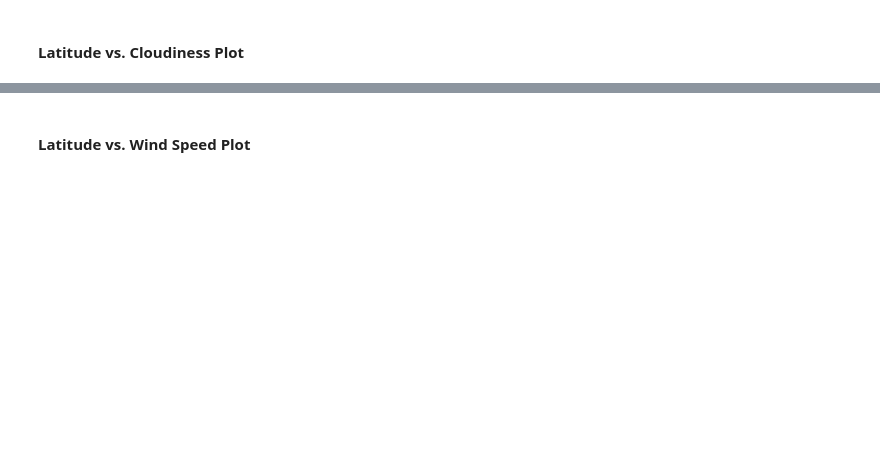
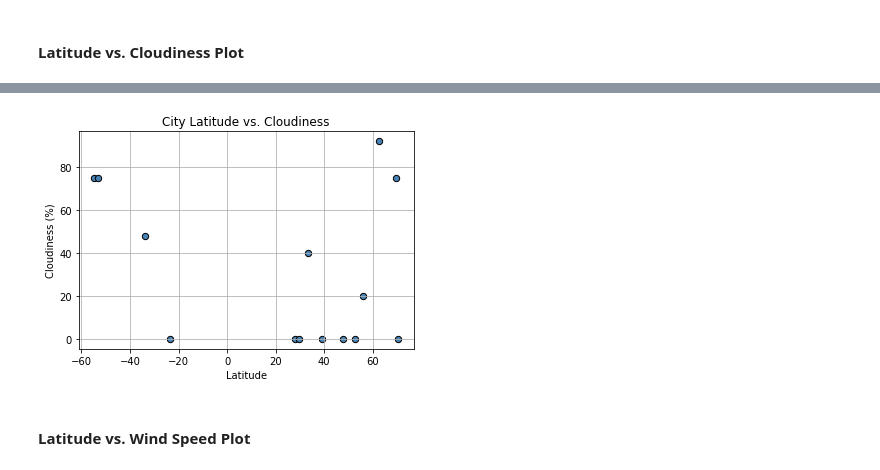
Before and after one commit to ericaleon/WeatherPy_APIs, a Jupyter notebook: WeatherPy.ipynb, the cells around one changed output, grey strips where cells are left out. Cells and saved outputs as stored; diff of their text form; code cells hidden in the pictures; blank space fills up the shorter version.

```diff
--- a/WeatherPy.ipynb
+++ b/WeatherPy.ipynb
@@ -124,2 +238,26 @@ dtype: int64
+# %%
+# create scatter plot for latitude and cloudiness
+plt.scatter(weather_data['Lat'],
+            weather_data['Cloudiness'],
+            marker = 'o',
+            s = 40,
+            c = 'steelblue',
+            edgecolors = 'black',
+           )
+
+# set up labels and add grid
+plt.title("City Latitude vs. Cloudiness")
+plt.xlabel("Latitude")
+plt.ylabel("Cloudiness (%)")
+plt.grid()
+
+
+# save to file
+plt.savefig("output_data/Lat_vs_Clouds.png")
+
+# display plot
+plt.show()
+# %% [output]
+[figure, added]
 # %% [markdown]
 #### Latitude vs. Wind Speed Plot
```
Also changed, not shown: parts of 18 cells of this notebook, 6 other files.
